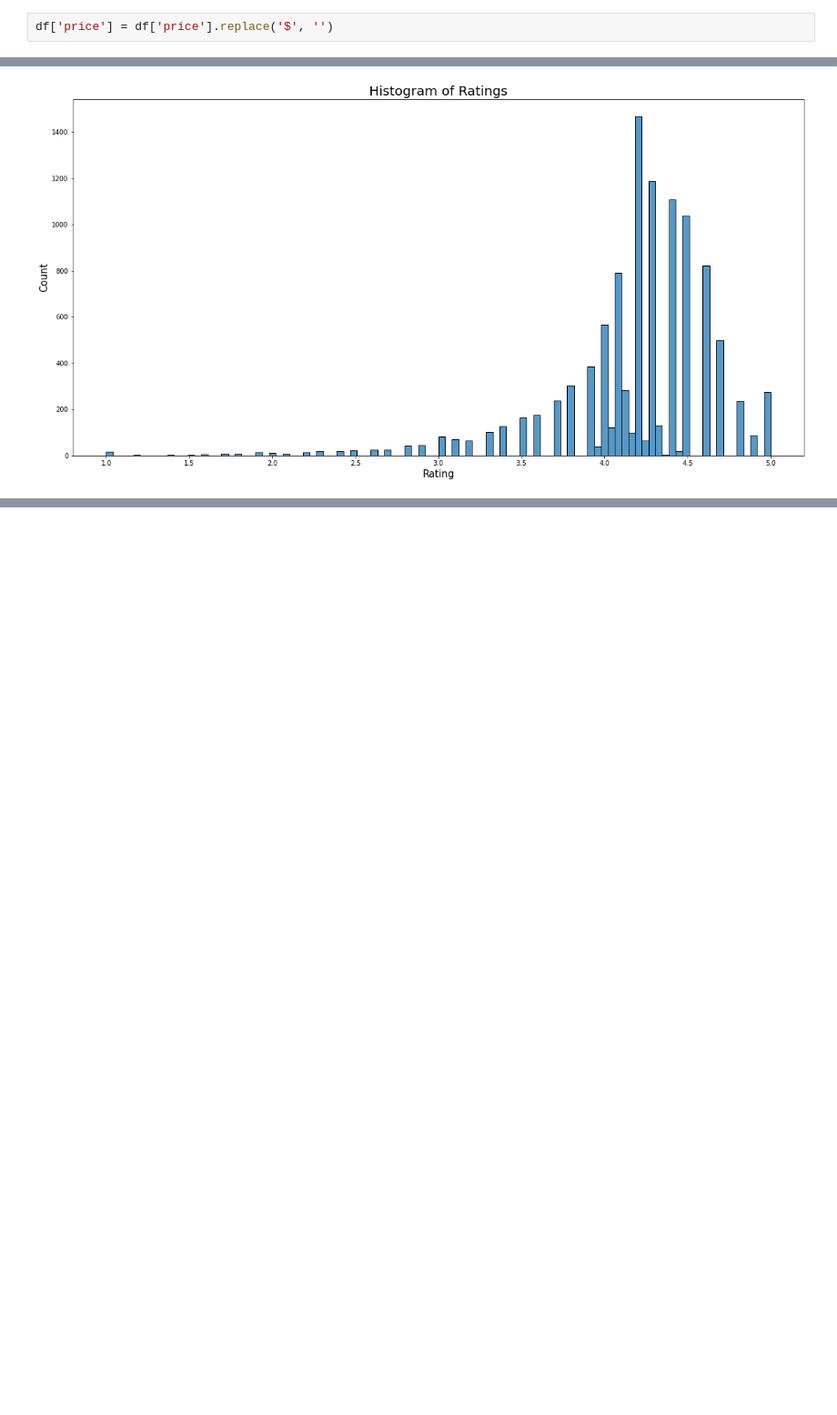
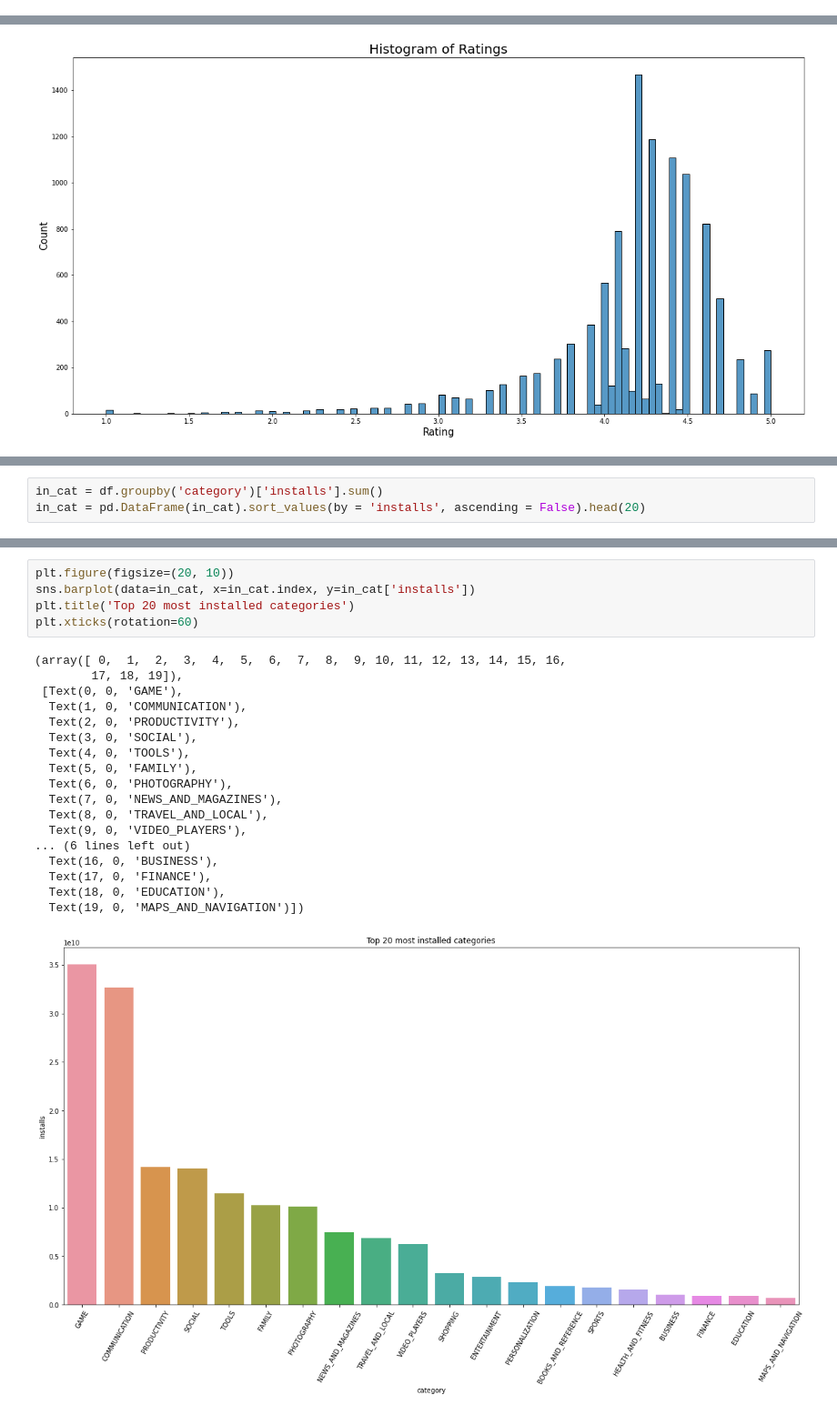
Before and after one commit to Rosiee0312/Google_Play_Store, a Jupyter notebook: Data_cleaning_EDA.ipynb, the cells around one changed output, grey strips where cells are left out. Shown at 91% size. Saved outputs shown, nothing was run; the diff lists cells and outputs as text; blank space fills up the shorter version.

```diff
--- a/Data_cleaning_EDA.ipynb
+++ b/Data_cleaning_EDA.ipynb
@@ -268,5 +268,3 @@ df.head()
 ### Rating, Reviews and Price to Numeric
 # %% [markdown]
 Remove $ from price column
-# %%
-df['price'] = df['price'].replace('$', '')
@@ -372,0 +377,3 @@ plt.show()
+# %%
+in_cat = df.groupby('category')['installs'].sum()
+in_cat = pd.DataFrame(in_cat).sort_values(by = 'installs', ascending = False).head(20)
@@ -372,0 +401,24 @@ plt.show()
+# %%
+plt.figure(figsize=(20, 10))
+sns.barplot(data=in_cat, x=in_cat.index, y=in_cat['installs'])
+plt.title('Top 20 most installed categories')
+plt.xticks(rotation=60)
+# %% [output]
+(array([ 0,  1,  2,  3,  4,  5,  6,  7,  8,  9, 10, 11, 12, 13, 14, 15, 16,
+        17, 18, 19]),
+ [Text(0, 0, 'GAME'),
+  Text(1, 0, 'COMMUNICATION'),
+  Text(2, 0, 'PRODUCTIVITY'),
+  Text(3, 0, 'SOCIAL'),
+  Text(4, 0, 'TOOLS'),
+  Text(5, 0, 'FAMILY'),
+  Text(6, 0, 'PHOTOGRAPHY'),
+  Text(7, 0, 'NEWS_AND_MAGAZINES'),
+  Text(8, 0, 'TRAVEL_AND_LOCAL'),
+  Text(9, 0, 'VIDEO_PLAYERS'),
+... (6 lines left out)
+  Text(16, 0, 'BUSINESS'),
+  Text(17, 0, 'FINANCE'),
+  Text(18, 0, 'EDUCATION'),
+  Text(19, 0, 'MAPS_AND_NAVIGATION')])
+[figure, added]
```
Also changed, not shown: parts of 29 cells of this notebook.
